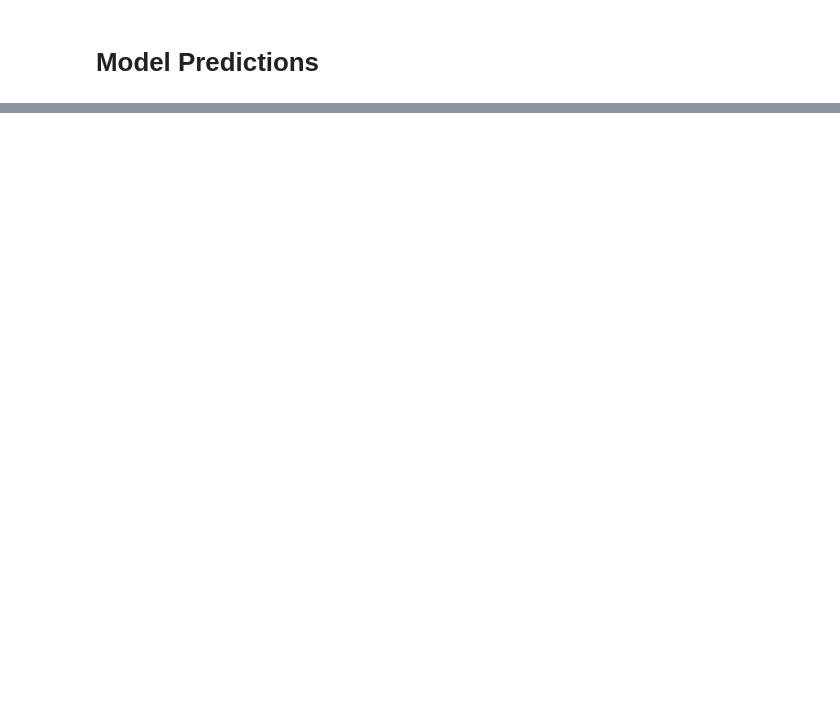
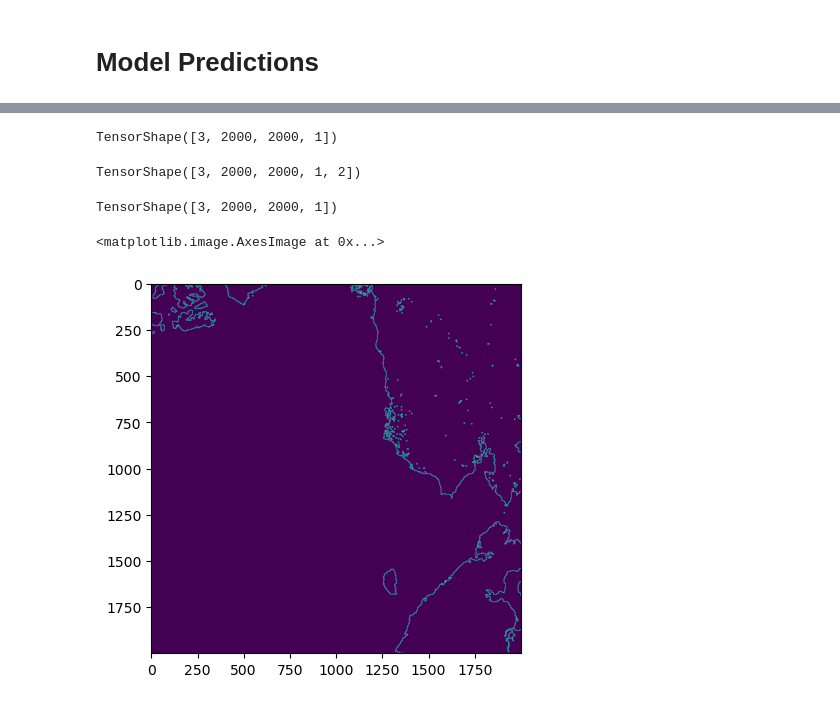
Before and after one commit to NOAA-HES-Capstone/icedyno, a Jupyter notebook: unet_model/jbacon_unet_modeling.ipynb, the cells around one changed output, grey strips where cells are left out. Drawn from its saved outputs; the diff is of its cells as text; code cells hidden in the pictures; blank space fills up the shorter version.

```diff
--- a/unet_model/jbacon_unet_modeling.ipynb
+++ b/unet_model/jbacon_unet_modeling.ipynb
@@ -661,2 +644,29 @@ np.all(0 <= y_pred_batch) & np.all(y_pred_batch <= 1)
+# %%
+truth = tf.convert_to_tensor(X_batch.T)
+sobel = tf.image.sobel_edges(truth)
+sobel_y = np.asarray(sobel[:, :, :, 0, 0])  # sobel in y-direction
+sobel_x = np.asarray(sobel[:, :, :, 0, 1])  # sobel in x-direction
+ideal_sobel = (np.abs(sobel_y[0]) > 1) + (np.abs(sobel_x[0]) > 1)
+# %%
+truth.shape
+# %% [output]
+TensorShape([3, 2000, 2000, 1])
+# %%
+# Perform Sobel edge detection
+sobel_edges = tf.image.sobel_edges(truth)
+activated = Activation("sigmoid")(
+    tf.square(sobel_edges[:, :, :, :, 0]) + tf.square(sobel_edges[:, :, :, :, 1])
+)
+# %%
+sobel_edges.shape
+# %% [output]
+TensorShape([3, 2000, 2000, 1, 2])
+# %%
+activated.shape
+# %% [output]
+TensorShape([3, 2000, 2000, 1])
 # %%
-plt.imshow(y_pred_batch[0, :, :, 0])
+plt.imshow((activated[0, :, :, 0]))
+# %% [output]
+<matplotlib.image.AxesImage at 0x...>
+[figure, added]
```
Also changed, not shown: parts of 38 cells of this notebook, 3 other files.
